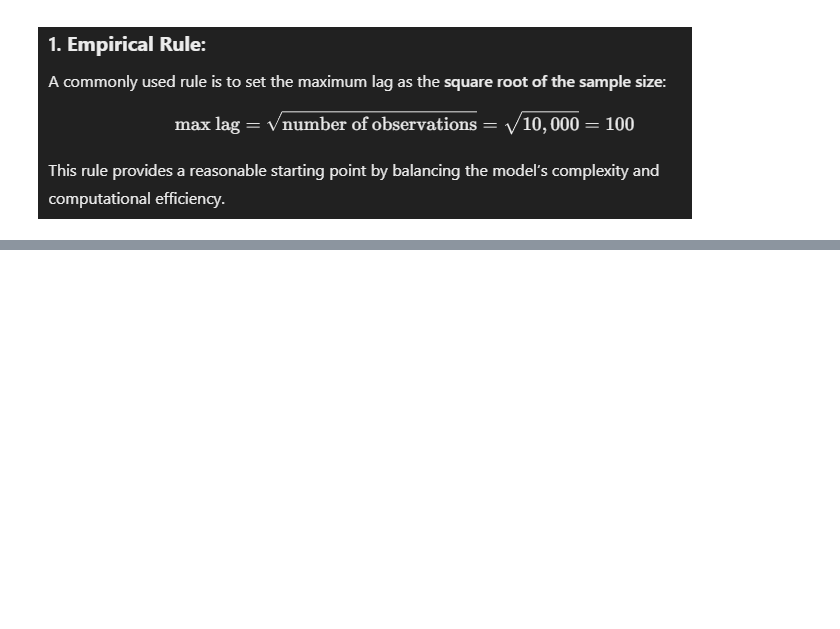
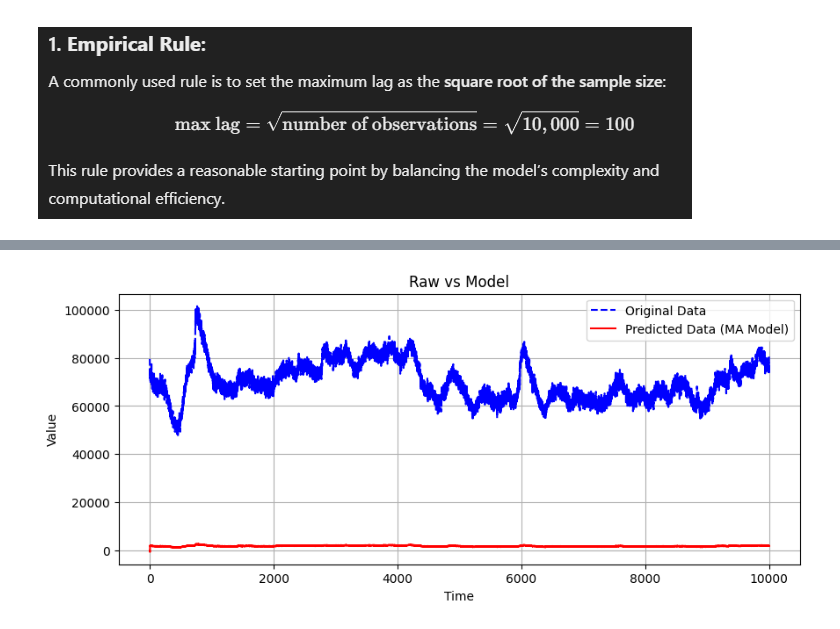
Before and after one commit to shreenandansonu/Signal-and-System-FNIRS-TSA, a Jupyter notebook: Modeling.ipynb, the cells around one changed output, grey strips where cells are left out. Saved outputs shown, nothing was run; the diff lists cells and outputs as text; code cells hidden in the pictures; blank space fills up the shorter version.

```diff
--- a/Modeling.ipynb
+++ b/Modeling.ipynb
@@ -315,0 +265,43 @@ ARIMA Model RMSE: 14869.1761
+# %%
+def calculate_residuals(data, coef, q=1):
+
+    residuals = [0] * len(data)  # Initialize residuals with zero
+
+    # Calculate residuals manually
+    for t in range(q, len(data)):
+        # Sum up the past residuals multiplied by the coefficients
+        predicted_value = sum(coef[i] * residuals[t - i - 1] for i in range(q))
+        residuals[t] = data[t] - predicted_value
+
+    return residuals
+
+def manual_ma_model(data, coef, q=1):
+
+    # Initialize an empty list to store the predicted values
+    predictions = [0] * len(data)
+
+    # Calculate residuals manually
+    residuals = calculate_residuals(data, coef, q)
+
+    # Calculate predictions based on past residuals and coefficients
+    for t in range(q, len(data)):
+        predictions[t] = sum(coef[i] * residuals[t - i - 1] for i in range(q))
+
+    return predictions, residuals
+
+def plot_time_series(data, predictions, title="Time Series Data"):
+
+    plt.figure(figsize=(10, 4))
+    plt.plot(data, label="Original Data", color='blue', linestyle='dashed')
+    plt.plot(predictions, label="Predicted Data (MA Model)", color='red' )
+    plt.title(title)
+    plt.xlabel("Time")
+    plt.ylabel("Value")
+    plt.legend()
+    plt.grid()
+    plt.show()
+
+predictions,residuals=manual_ma_model(data, ma_coefficients, q=2)
+plot_time_series(data, predictions, title="Raw vs Model")
+# %% [output]
+[figure, added]
```
Also changed, not shown: parts of 24 cells of this notebook.
